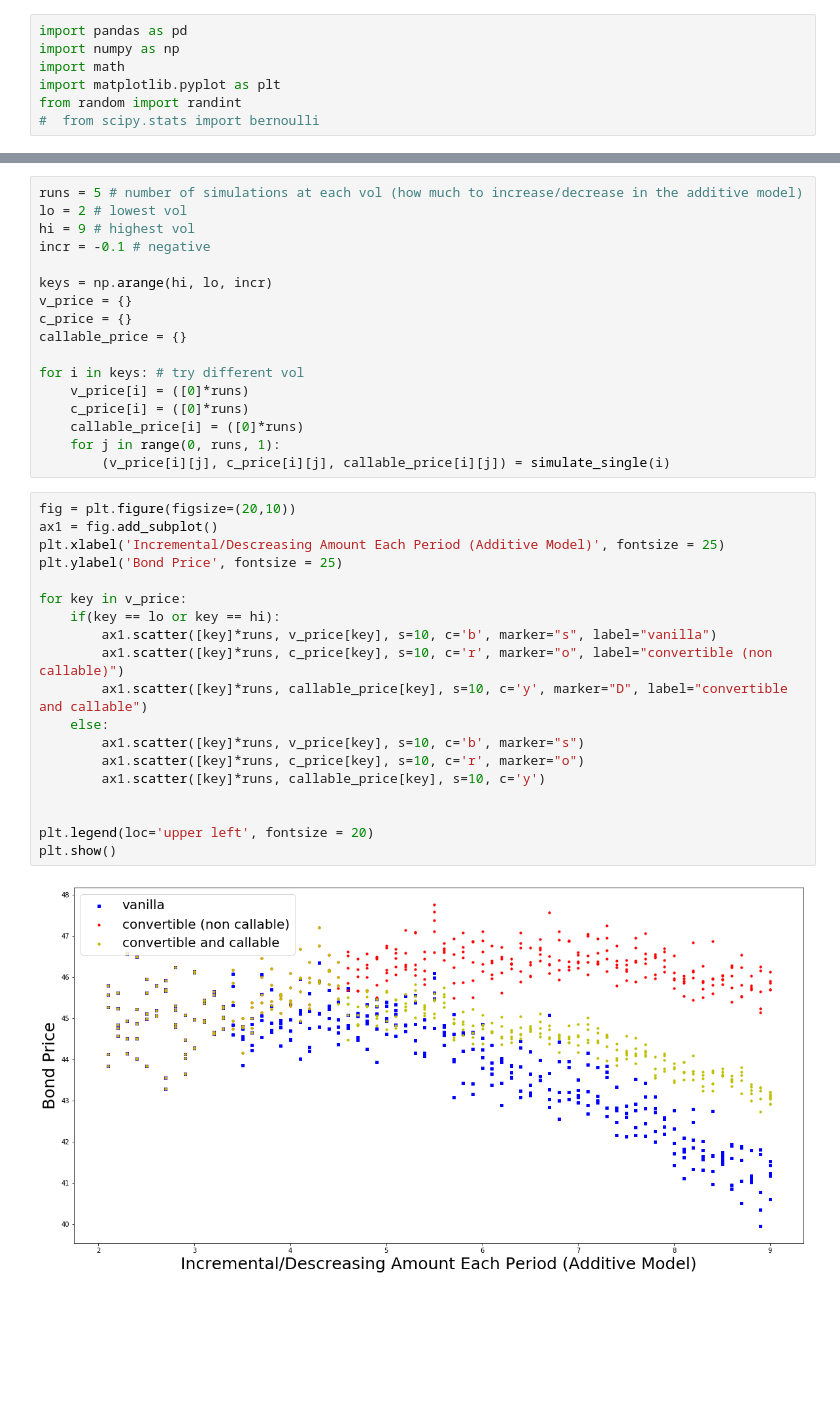
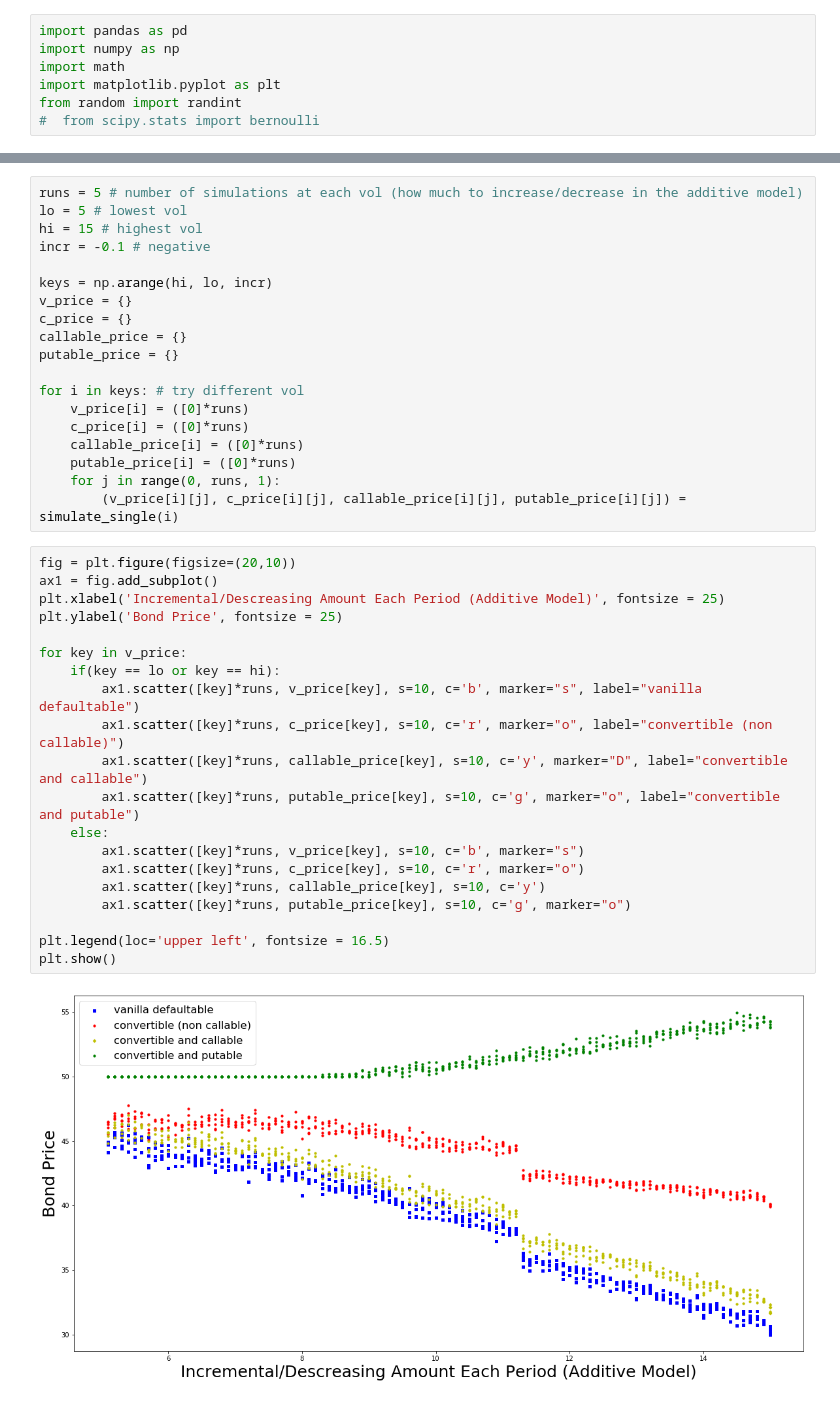
Before and after one commit to laurenjs888/convertible_bonds, a Jupyter notebook: simulate.ipynb, the cells around one changed output, grey strips where cells are left out. Cells and saved outputs as stored; diff of their text form; blank space fills up the shorter version.

Commit message:
functions for callable and putable bonds

```diff
--- a/simulate.ipynb
+++ b/simulate.ipynb
@@ -211,38 +220,41 @@ simulate_single(5)
 # %%
 runs = 5 # number of simulations at each vol (how much to increase/decrease in the additive model)
-lo = 2 # lowest vol
-hi = 9 # highest vol
+lo = 5 # lowest vol
+hi = 15 # highest vol
 incr = -0.1 # negative
 
 keys = np.arange(hi, lo, incr)
 v_price = {}
 c_price = {}
 callable_price = {}
+putable_price = {}
 
 for i in keys: # try different vol
     v_price[i] = ([0]*runs)
     c_price[i] = ([0]*runs)
     callable_price[i] = ([0]*runs)
+    putable_price[i] = ([0]*runs)
     for j in range(0, runs, 1):
-        (v_price[i][j], c_price[i][j], callable_price[i][j]) = simulate_single(i)
+        (v_price[i][j], c_price[i][j], callable_price[i][j], putable_price[i][j]) = simulate_single(i)
 # %%
 fig = plt.figure(figsize=(20,10))
 ax1 = fig.add_subplot()
 plt.xlabel('Incremental/Descreasing Amount Each Period (Additive Model)', fontsize = 25)
 plt.ylabel('Bond Price', fontsize = 25)
 
 for key in v_price:
     if(key == lo or key == hi):
-        ax1.scatter([key]*runs, v_price[key], s=10, c='b', marker="s", label="vanilla")
+        ax1.scatter([key]*runs, v_price[key], s=10, c='b', marker="s", label="vanilla defaultable")
         ax1.scatter([key]*runs, c_price[key], s=10, c='r', marker="o", label="convertible (non callable)")
         ax1.scatter([key]*runs, callable_price[key], s=10, c='y', marker="D", label="convertible and callable")
+        ax1.scatter([key]*runs, putable_price[key], s=10, c='g', marker="o", label="convertible and putable")
     else:
         ax1.scatter([key]*runs, v_price[key], s=10, c='b', marker="s")
         ax1.scatter([key]*runs, c_price[key], s=10, c='r', marker="o")
         ax1.scatter([key]*runs, callable_price[key], s=10, c='y')
+        ax1.scatter([key]*runs, putable_price[key], s=10, c='g', marker="o")
 
-
-plt.legend(loc='upper left', fontsize = 20)
+plt.legend(loc='upper left', fontsize = 16.5)
 plt.show()
 # %% [output]
-[figure, old version]
+[figure, new version]
```
Also changed, not shown: parts of 1 cell of this notebook, 3 other files.
